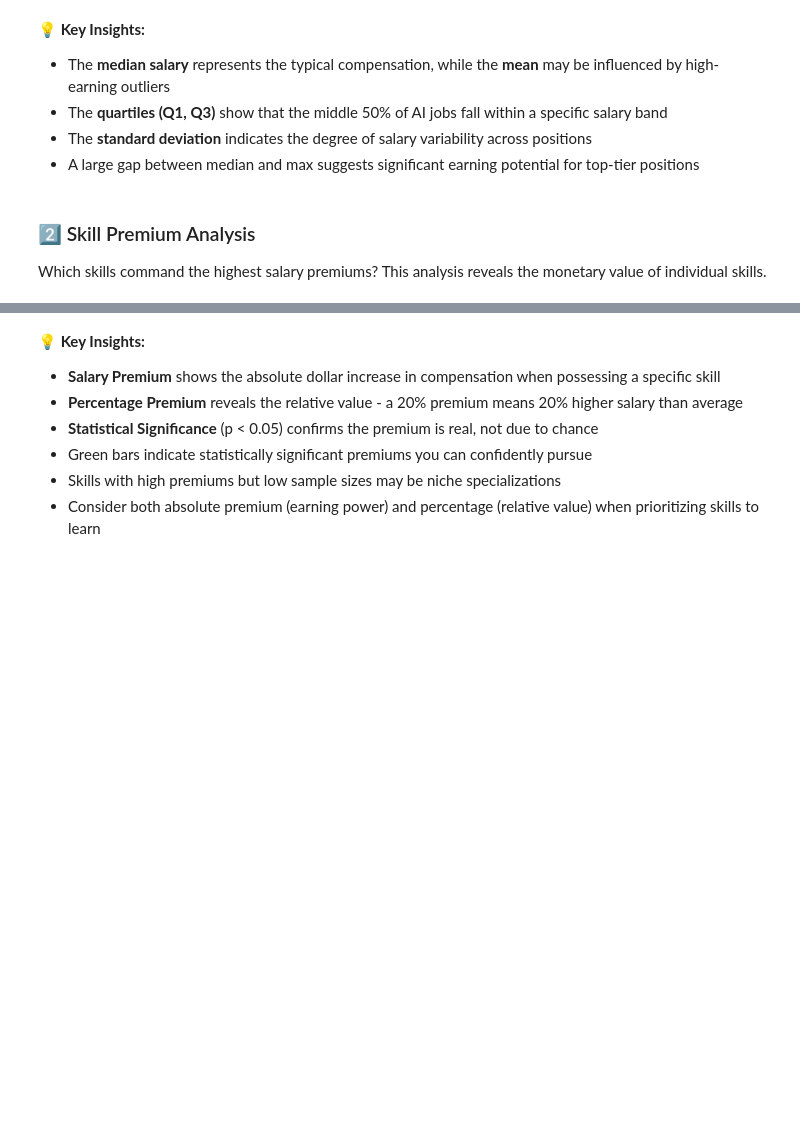
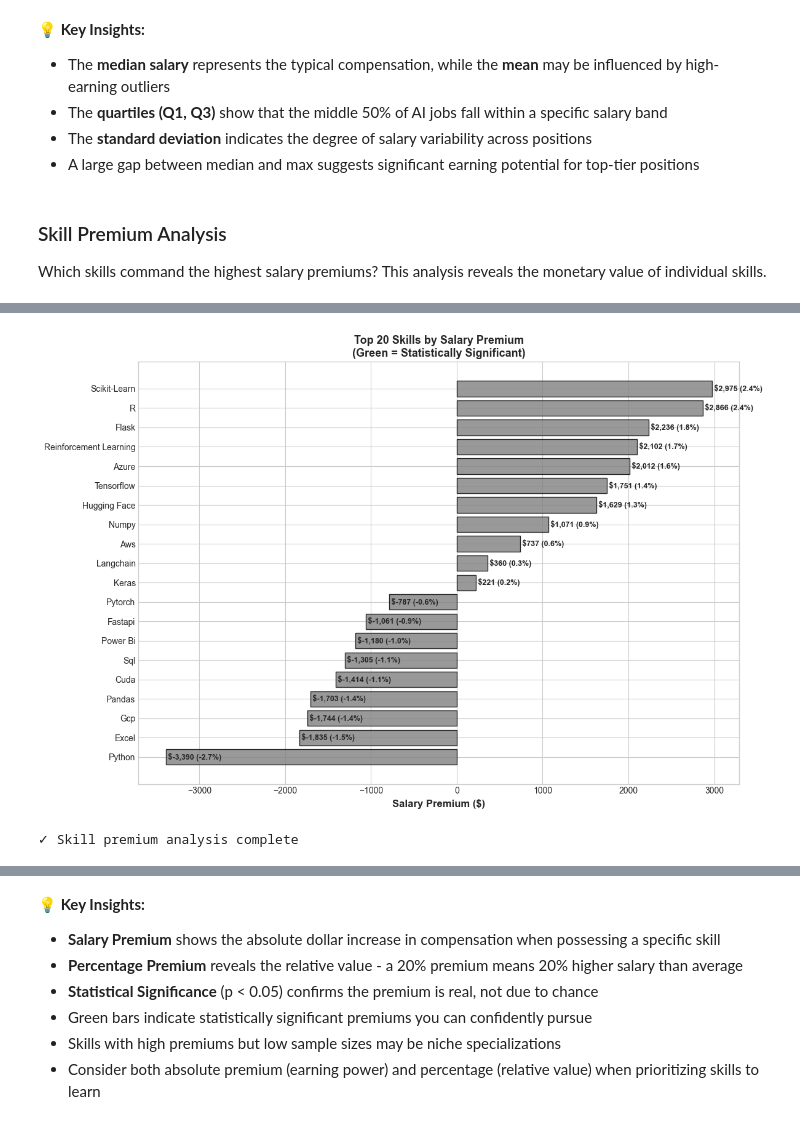
Before and after one commit to Rendbagoez93/ai_job_market, a Jupyter notebook: notebooks/salary_intelligence_analysis.ipynb, the cells around one changed output, grey strips where cells are left out. Cells and saved outputs as stored; diff of their text form; code cells hidden in the pictures; blank space fills up the shorter version.

```diff
--- a/notebooks/salary_intelligence_analysis.ipynb
+++ b/notebooks/salary_intelligence_analysis.ipynb
@@ -338,18 +482,60 @@ print("="*60)
 - The **standard deviation** indicates the degree of salary variability across positions
 - A large gap between median and max suggests significant earning potential for top-tier positions
 # %% [markdown]
-### 2️⃣ Skill Premium Analysis
+### Skill Premium Analysis
 
 Which skills command the highest salary premiums? This analysis reveals the monetary value of individual skills.
 # %%
-# Skill premium visualization
-fig = visualizer.plot_skill_premium(top_n=20, save=False)
-plt.show()
+# Skill Premium Analysis
+print("\n🎯 Analyzing Skill Premiums...")
 
-# Display top 10 skills table
+# Get all skill columns
+skill_cols = [col for col in df.columns if col.startswith('skill_')]
+
+skill_premium_results = []
+
+for col in skill_cols:
+    skill_name = col.replace('skill_', '').replace('_', ' ').title()
+
+    # Calculate averages
+    has_skill = df[df[col] == 1]['salary_avg']
+    no_skill = df[df[col] == 0]['salary_avg']
+
+    if len(has_skill) > 10 and len(no_skill) > 10:  # Minimum sample size
+        avg_with = has_skill.mean()
+        avg_without = no_skill.mean()
+        premium = avg_with - avg_without
+        premium_pct = (premium / avg_without) * 100
+
+        # Simple t-test for significance (if scipy available)
+        try:
+            from scipy import stats as sp_stats
+            _, p_value = sp_stats.ttest_ind(has_skill, no_skill)
+            is_sig = p_value < 0.05
+        except:
+            p_value = None
+            is_sig = premium > 0
+
+        skill_premium_results.append({
+            'skill_name': skill_name,
+            'avg_salary_with_skill': avg_with,
+            'avg_salary_without_skill': avg_without,
+            'salary_premium': premium,
+            'premium_percentage': premium_pct,
+            'count_with_skill': len(has_skill),
+            'count_without_skill': len(no_skill),
+            'p_value': p_value,
+            'is_significant': is_sig
+        })
+
+# Create DataFrame and sort by premium
+skill_premium_df = pd.DataFrame(skill_premium_results)
+skill_premium_df = skill_premium_df.sort_values('salary_premium', ascending=False)
+
+# Display top 10 skills
 print("\n🎯 TOP 10 HIGHEST PAYING SKILLS")
 print("="*100)
-top_10_skills = report['skill_premium'].head(10)
+top_10_skills = skill_premium_df.head(10)
 
 print(f"{'Rank':<6} {'Skill':<25} {'Avg with Skill':<18} {'Avg without':<18} {'Premium':<15} {'% Premium':<12} {'Significant'}")
 print("-"*100)
@@ -359,3 +545,27 @@ for idx, (_, row) in enumerate(top_10_skills.iterrows(), 1):
     print(f"{idx:<6} {row['skill_name']:<25} ${row['avg_salary_with_skill']:>14,.0f}  ${row['avg_salary_without_skill']:>14,.0f}  ${row['salary_premium']:>12,.0f}  {row['premium_percentage']:>10.1f}%  {sig}")
 
 print("="*100)
+
+# Visualize skill premiums
+top_20 = skill_premium_df.head(20)
+
+plt.figure(figsize=(12, 8))
+colors = ['green' if sig else 'gray' for sig in top_20['is_significant']]
+bars = plt.barh(range(len(top_20)), top_20['salary_premium'], color=colors, edgecolor='black', alpha=0.8)
+
+plt.yticks(range(len(top_20)), top_20['skill_name'])
+plt.xlabel('Salary Premium ($)', fontsize=12, fontweight='bold')
+plt.title('Top 20 Skills by Salary Premium\n(Green = Statistically Significant)',
+          fontsize=13, fontweight='bold')
+plt.gca().invert_yaxis()
+
+# Add value labels
+for i, (idx, row) in enumerate(top_20.iterrows()):
+    plt.text(row['salary_premium'], i, f" ${row['salary_premium']:,.0f} ({row['premium_percentage']:.1f}%)",
+             va='center', fontsize=9, fontweight='bold')
+
+plt.tight_layout()
+plt.show()
+
+print("\n✓ Skill premium analysis complete")
+# %% [output]
@@ -362 +589,3 @@ print("="*100)
+[figure, added]
+✓ Skill premium analysis complete
 # %% [markdown]
```
Also changed, not shown: parts of 33 cells of this notebook.
